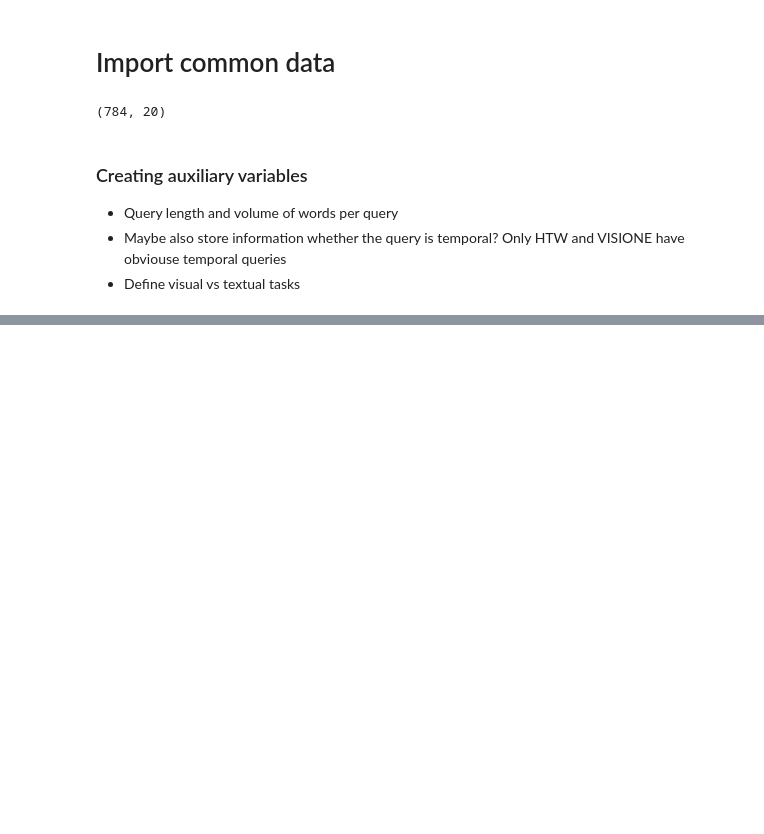
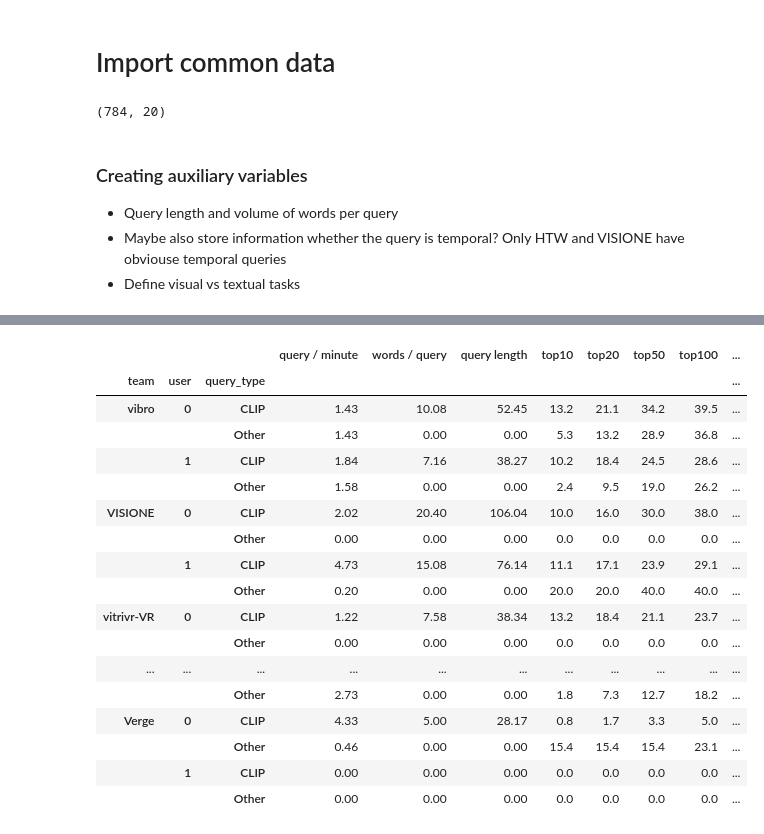
Before and after one commit to sauterl/VBS23-Post-Hoc-Analysis, a Jupyter notebook: src/python/notebooks/text_query_processing_2023.ipynb, the cells around one changed output, grey strips where cells are left out. Cells and saved outputs as stored; diff of their text form; code cells hidden in the pictures; blank space fills up the shorter version.

```diff
--- a/src/python/notebooks/text_query_processing_2023.ipynb
+++ b/src/python/notebooks/text_query_processing_2023.ipynb
@@ -1036,0 +221,16 @@ dt2.groupby(["team","DiffFromMaxQueryRank"])[["rank_video","rank_shot_margin_0"]
+# %%
+from itertools import product
+
+# Get unique values from each column
+utab = tab3.reset_index()
+unique_teams = utab['team'].unique()
+unique_users = utab['user'].unique()
+unique_query_types = utab['query_type'].unique()
+
+# Generate all combinations
+combinations = product(unique_teams, unique_users, unique_query_types)
+
+# Create a new DataFrame from combinations
+new_data = list(combinations)
+new_df = pd.DataFrame(new_data, columns=['team', 'user', 'query_type'])
+new_df
@@ -1036,0 +255,36 @@ dt2.groupby(["team","DiffFromMaxQueryRank"])[["rank_video","rank_shot_margin_0"]
+# %%
+tab3full = new_df.set_index(['team', 'user', 'query_type'])
+
+# Copy specific columns from df to new_df
+columns_to_copy = ["query / minute","words / query","query length","top10","top20","top50","top100","top200"]
+tab3full[columns_to_copy] = tab3[columns_to_copy]
+
+# Replace NaN values with zeros
+tab3full = tab3full.fillna(0)
+
+# Replace -1 with 0
+tab3full = tab3full.replace(-1, 0)
+
+# round
+tab3full = tab3full.round(2)
+
+tab3full
+# %% [output]
+|  |  |  | query / minute | words / query | query length | top10 | top20 | top50 | top100 | ... |
+| team | user | query_type |  |  |  |  |  |  |  | ... |
+| vibro | 0 | CLIP | 1.43 | 10.08 | 52.45 | 13.2 | 21.1 | 34.2 | 39.5 | ... |
+|  |  | Other | 1.43 | 0.00 | 0.00 | 5.3 | 13.2 | 28.9 | 36.8 | ... |
+|  | 1 | CLIP | 1.84 | 7.16 | 38.27 | 10.2 | 18.4 | 24.5 | 28.6 | ... |
+|  |  | Other | 1.58 | 0.00 | 0.00 | 2.4 | 9.5 | 19.0 | 26.2 | ... |
+| VISIONE | 0 | CLIP | 2.02 | 20.40 | 106.04 | 10.0 | 16.0 | 30.0 | 38.0 | ... |
+|  |  | Other | 0.00 | 0.00 | 0.00 | 0.0 | 0.0 | 0.0 | 0.0 | ... |
+|  | 1 | CLIP | 4.73 | 15.08 | 76.14 | 11.1 | 17.1 | 23.9 | 29.1 | ... |
+|  |  | Other | 0.20 | 0.00 | 0.00 | 20.0 | 20.0 | 40.0 | 40.0 | ... |
+| vitrivr-VR | 0 | CLIP | 1.22 | 7.58 | 38.34 | 13.2 | 18.4 | 21.1 | 23.7 | ... |
+|  |  | Other | 0.00 | 0.00 | 0.00 | 0.0 | 0.0 | 0.0 | 0.0 | ... |
+| ... | ... | ... | ... | ... | ... | ... | ... | ... | ... | ... |
+|  |  | Other | 2.73 | 0.00 | 0.00 | 1.8 | 7.3 | 12.7 | 18.2 | ... |
+| Verge | 0 | CLIP | 4.33 | 5.00 | 28.17 | 0.8 | 1.7 | 3.3 | 5.0 | ... |
+|  |  | Other | 0.46 | 0.00 | 0.00 | 15.4 | 15.4 | 15.4 | 23.1 | ... |
+|  | 1 | CLIP | 0.00 | 0.00 | 0.00 | 0.0 | 0.0 | 0.0 | 0.0 | ... |
+|  |  | Other | 0.00 | 0.00 | 0.00 | 0.0 | 0.0 | 0.0 | 0.0 | ... |
```
Also changed, not shown: parts of 95 cells of this notebook, 2 other files.
